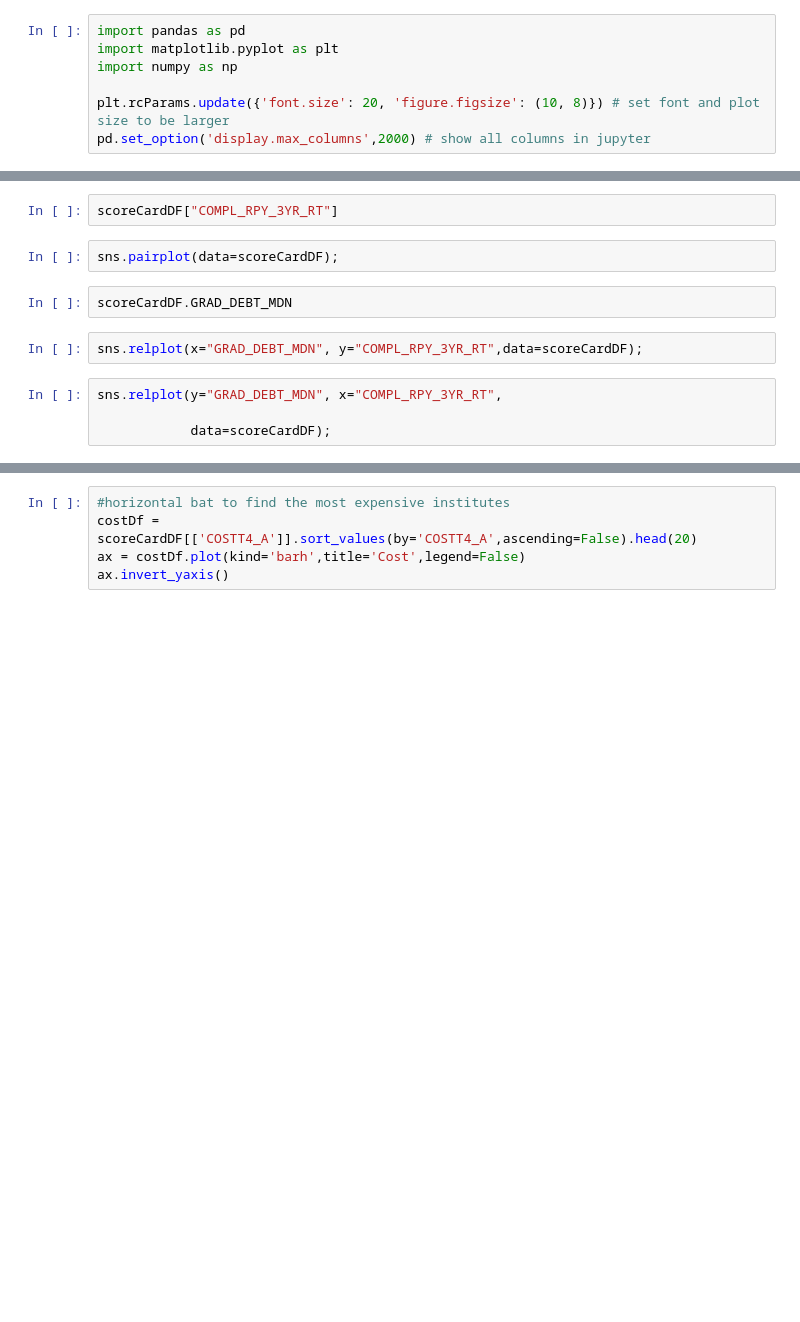
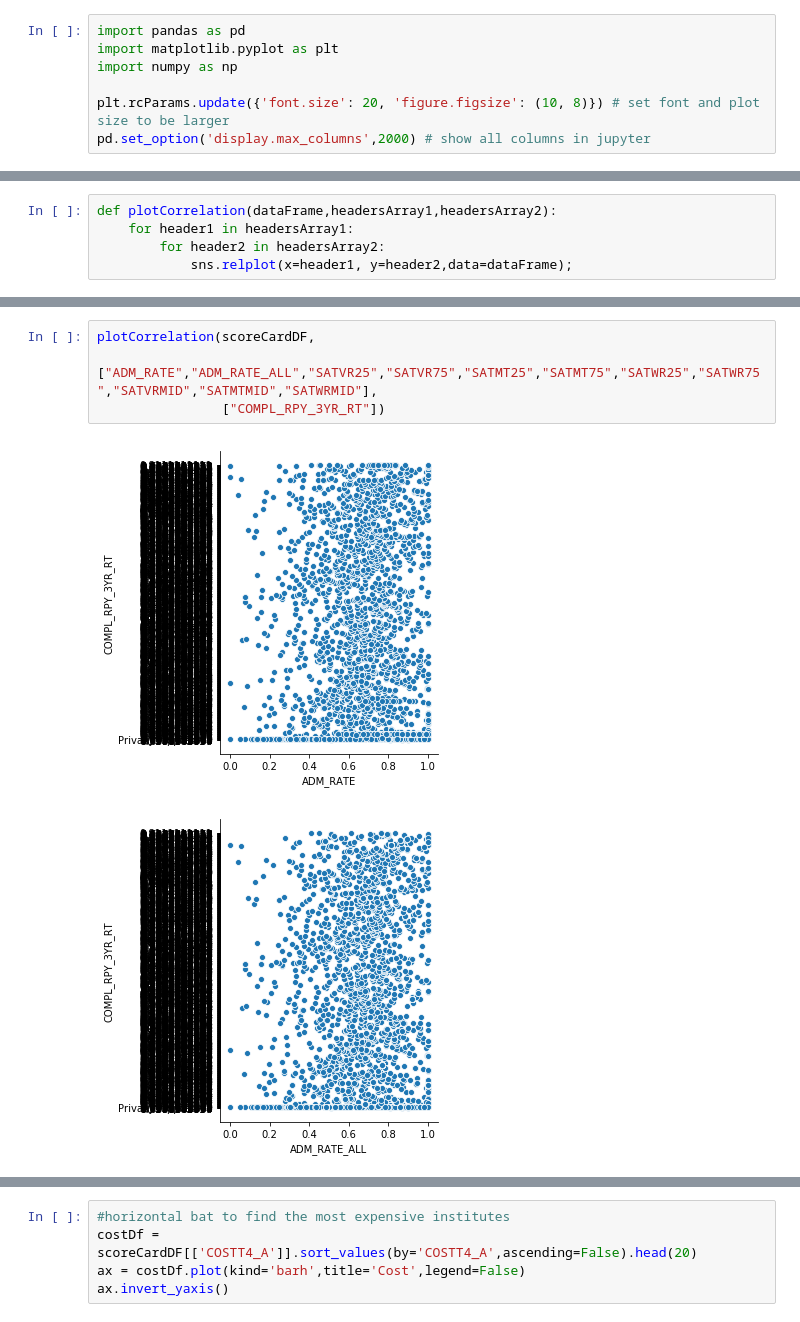
Before and after one commit to usamaAtteya/NU-Final-Project-Repayment, a Jupyter notebook: Usama.ipynb, the cells around one changed output, grey strips where cells are left out. Saved outputs shown, nothing was run; the diff lists cells and outputs as text; blank space fills up the shorter version.

```diff
--- a/Usama.ipynb
+++ b/Usama.ipynb
@@ -18,2 +18,7 @@ sys.path.append("/Users/apple/.pyenv/versions/3.5.4/lib/python3.5/site-packages"
 import seaborn as sns
+# %%
+def plotCorrelation(dataFrame,headersArray1,headersArray2):
+    for header1 in headersArray1:
+        for header2 in headersArray2:
+            sns.relplot(x=header1, y=header2,data=dataFrame);
 # %%
@@ -32,12 +93,7 @@ scoreCardDF.corr()
-# %%
-scoreCardDF["COMPL_RPY_3YR_RT"]
-# %%
-sns.pairplot(data=scoreCardDF);
-# %%
-scoreCardDF.GRAD_DEBT_MDN
-# %%
-sns.relplot(x="GRAD_DEBT_MDN", y="COMPL_RPY_3YR_RT",data=scoreCardDF);
-# %%
-sns.relplot(y="GRAD_DEBT_MDN", x="COMPL_RPY_3YR_RT",
-
-            data=scoreCardDF);
+# %%
+plotCorrelation(scoreCardDF,
+                ["ADM_RATE","ADM_RATE_ALL","SATVR25","SATVR75","SATMT25","SATMT75","SATWR25","SATWR75","SATVRMID","SATMTMID","SATWRMID"],
+                ["COMPL_RPY_3YR_RT"])
+# %% [output]
+[figure, added]
+[figure, added]
```
Also changed, not shown: parts of 13 cells of this notebook.
